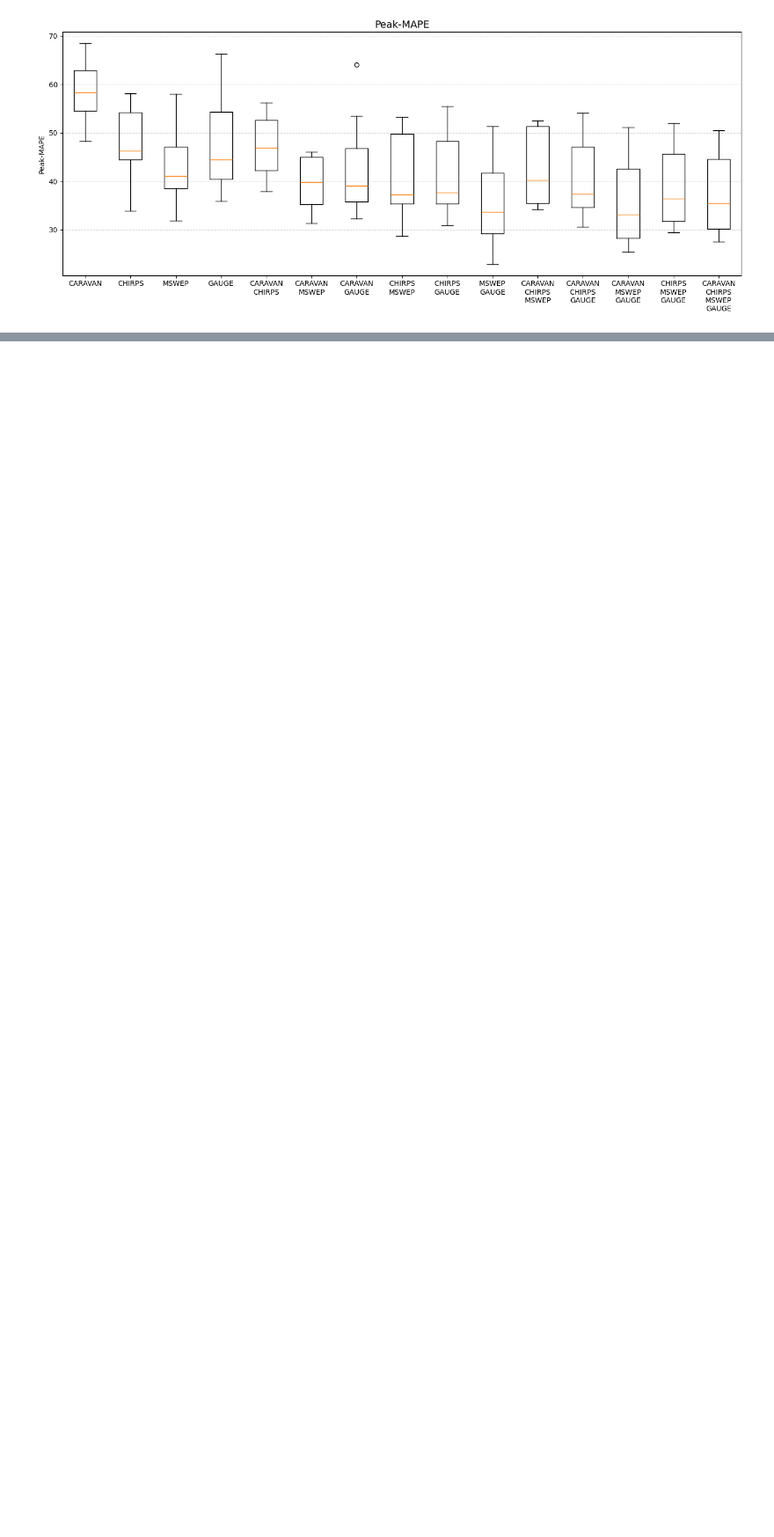
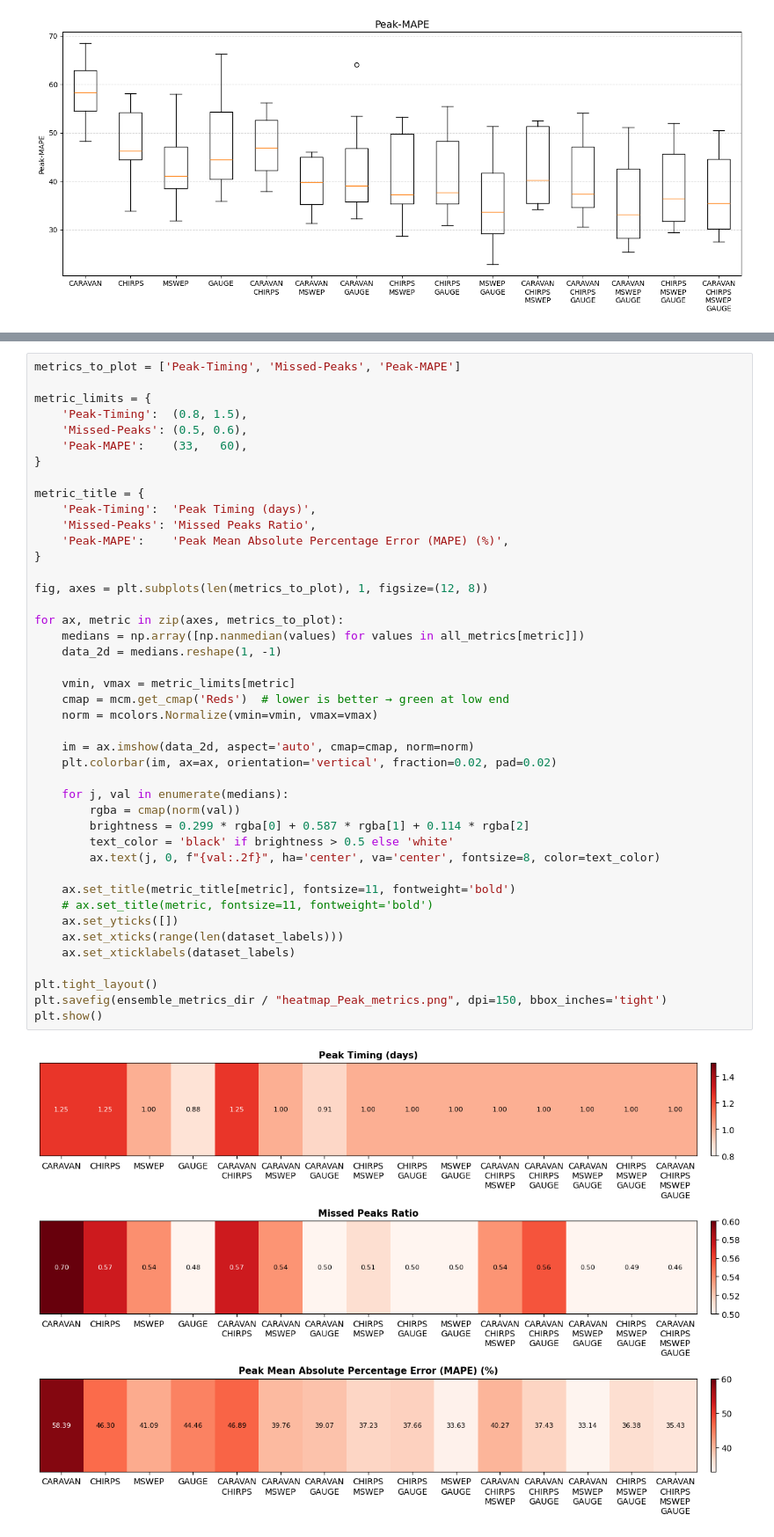
Before and after one commit to DSHydro/NeuralHydrologyAzure, a Jupyter notebook: final_runs/figures/metrics_boxplots.ipynb, the cells around one changed output, grey strips where cells are left out. Shown at 88% size. Drawn from its saved outputs; the diff is of its cells as text; blank space fills up the shorter version.

```diff
--- a/final_runs/figures/metrics_boxplots.ipynb
+++ b/final_runs/figures/metrics_boxplots.ipynb
@@ -143,0 +246,45 @@ plt.show()
+# %%
+metrics_to_plot = ['Peak-Timing', 'Missed-Peaks', 'Peak-MAPE']
+
+metric_limits = {
+    'Peak-Timing':  (0.8, 1.5),
+    'Missed-Peaks': (0.5, 0.6),
+    'Peak-MAPE':    (33,   60),
+}
+
+metric_title = {
+    'Peak-Timing':  'Peak Timing (days)',
+    'Missed-Peaks': 'Missed Peaks Ratio',
+    'Peak-MAPE':    'Peak Mean Absolute Percentage Error (MAPE) (%)',
+}
+
+fig, axes = plt.subplots(len(metrics_to_plot), 1, figsize=(12, 8))
+
+for ax, metric in zip(axes, metrics_to_plot):
+    medians = np.array([np.nanmedian(values) for values in all_metrics[metric]])
+    data_2d = medians.reshape(1, -1)
+
+    vmin, vmax = metric_limits[metric]
+    cmap = mcm.get_cmap('Reds')  # lower is better → green at low end
+    norm = mcolors.Normalize(vmin=vmin, vmax=vmax)
+
+    im = ax.imshow(data_2d, aspect='auto', cmap=cmap, norm=norm)
+    plt.colorbar(im, ax=ax, orientation='vertical', fraction=0.02, pad=0.02)
+
+    for j, val in enumerate(medians):
+        rgba = cmap(norm(val))
+        brightness = 0.299 * rgba[0] + 0.587 * rgba[1] + 0.114 * rgba[2]
+        text_color = 'black' if brightness > 0.5 else 'white'
+        ax.text(j, 0, f"{val:.2f}", ha='center', va='center', fontsize=8, color=text_color)
+
+    ax.set_title(metric_title[metric], fontsize=11, fontweight='bold')
+    # ax.set_title(metric, fontsize=11, fontweight='bold')
+    ax.set_yticks([])
+    ax.set_xticks(range(len(dataset_labels)))
+    ax.set_xticklabels(dataset_labels)
+
+plt.tight_layout()
+plt.savefig(ensemble_metrics_dir / "heatmap_Peak_metrics.png", dpi=150, bbox_inches='tight')
+plt.show()
+# %% [output]
+[figure, added]
```
Also changed, not shown: parts of 3 cells of this notebook, 5 other files.
